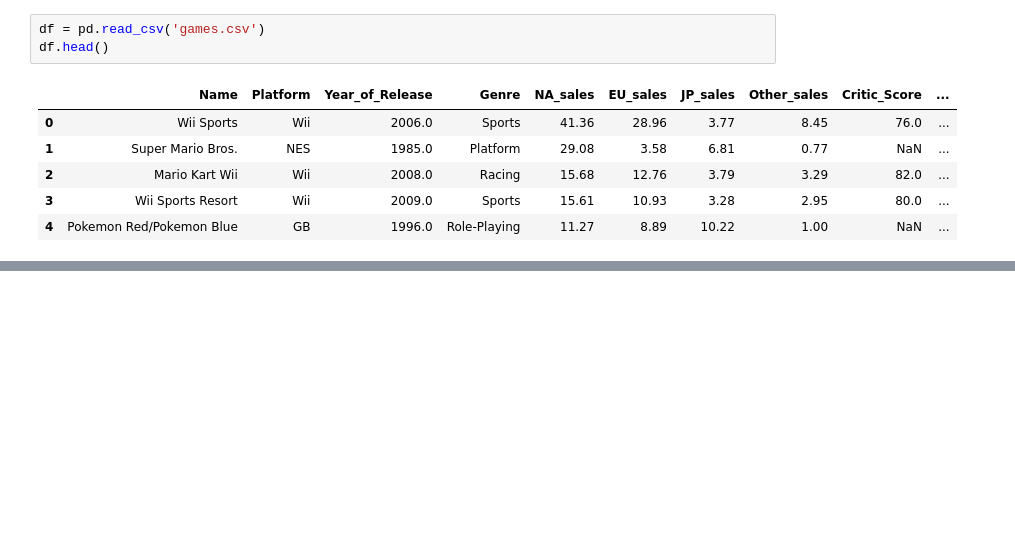
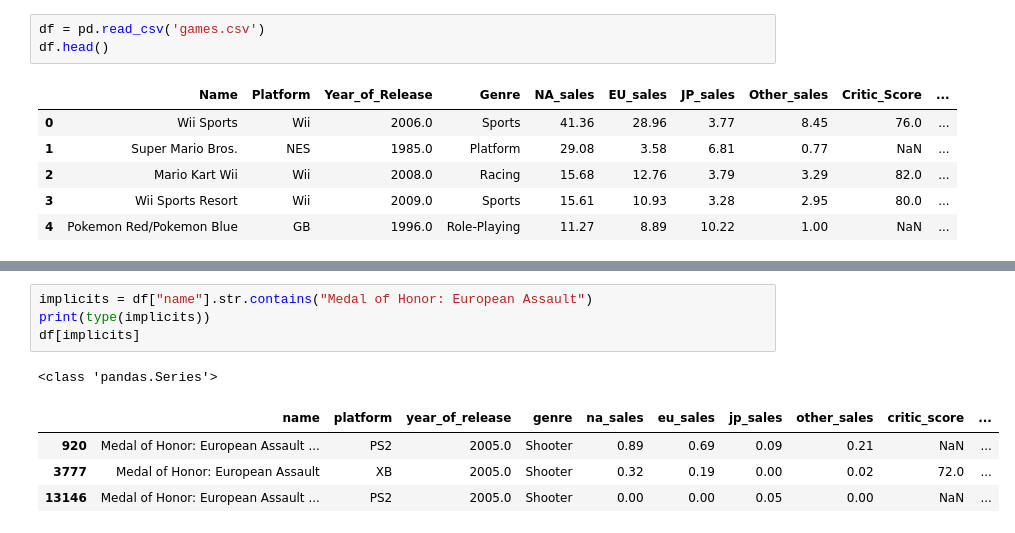
Before and after one commit to JLMB2015/games-analysis, a Jupyter notebook: project.ipynb, the cells around one changed output, grey strips where cells are left out. Drawn from its saved outputs; the diff is of its cells as text; blank space fills up the shorter version.

```diff
--- a/project.ipynb
+++ b/project.ipynb
@@ -226,0 +394,10 @@ df.head()
+# %%
+implicits = df["name"].str.contains("Medal of Honor: European Assault")
+print(type(implicits))
+df[implicits]
+# %% [output]
+<class 'pandas.Series'>
+|  | name | platform | year_of_release | genre | na_sales | eu_sales | jp_sales | other_sales | critic_score | ... |
+| 920 | Medal of Honor: European Assault ... | PS2 | 2005.0 | Shooter | 0.89 | 0.69 | 0.09 | 0.21 | NaN | ... |
+| 3777 | Medal of Honor: European Assault | XB | 2005.0 | Shooter | 0.32 | 0.19 | 0.00 | 0.02 | 72.0 | ... |
+| 13146 | Medal of Honor: European Assault ... | PS2 | 2005.0 | Shooter | 0.00 | 0.00 | 0.05 | 0.00 | NaN | ... |
```
Also changed, not shown: parts of 37 cells of this notebook.
